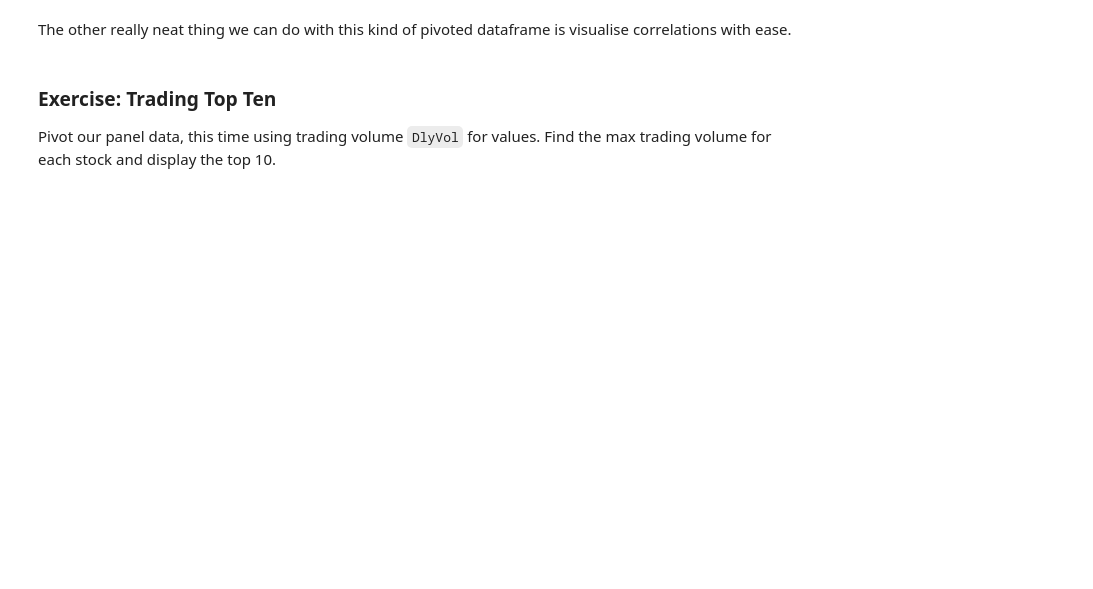
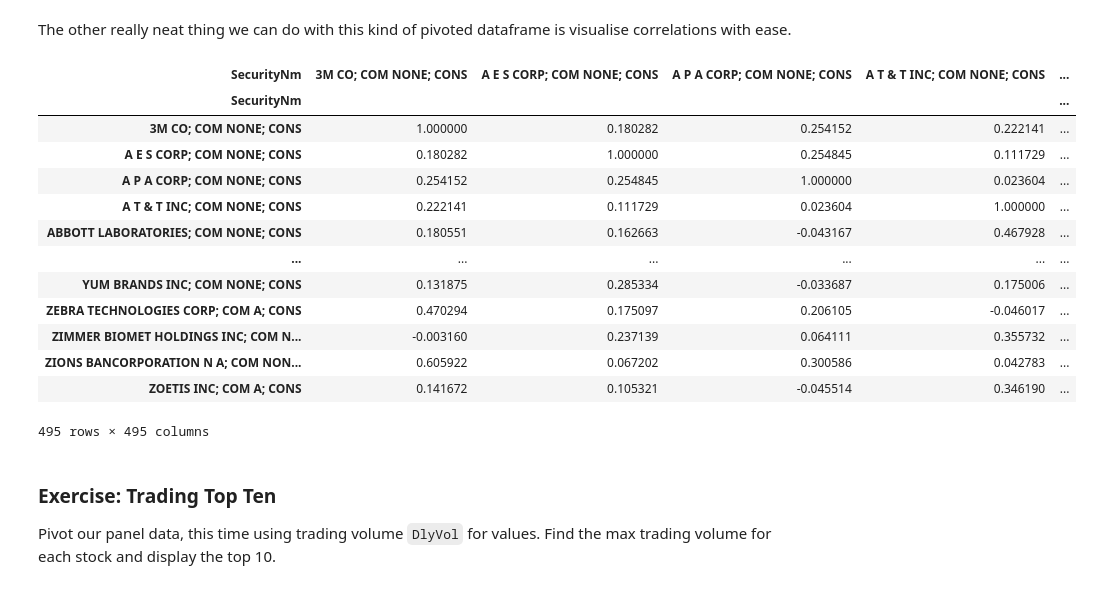
Before and after one commit to Imperial-Business-School/python-for-finance-YvonneGuo0630, a Jupyter notebook: 07. Reshaping.ipynb, the cells around one changed output. Saved outputs shown, nothing was run; the diff lists cells and outputs as text; code cells hidden in the pictures; blank space fills up the shorter version.

```diff
--- a/07. Reshaping.ipynb
+++ b/07. Reshaping.ipynb
@@ -33,5 +103,22 @@ We generally favour returns over close prices, as they give us a better picture
 # %% [markdown]
 The other really neat thing we can do with this kind of pivoted dataframe is visualise correlations with ease.
+# %%
+pivot_df.pct_change().corr()
+# %% [output]
+| SecurityNm | 3M CO; COM NONE; CONS | A E S CORP; COM NONE; CONS | A P A CORP; COM NONE; CONS | A T & T INC; COM NONE; CONS | ... |
+| SecurityNm |  |  |  |  | ... |
+| 3M CO; COM NONE; CONS | 1.000000 | 0.180282 | 0.254152 | 0.222141 | ... |
+| A E S CORP; COM NONE; CONS | 0.180282 | 1.000000 | 0.254845 | 0.111729 | ... |
+| A P A CORP; COM NONE; CONS | 0.254152 | 0.254845 | 1.000000 | 0.023604 | ... |
+| A T & T INC; COM NONE; CONS | 0.222141 | 0.111729 | 0.023604 | 1.000000 | ... |
+| ABBOTT LABORATORIES; COM NONE; CONS | 0.180551 | 0.162663 | -0.043167 | 0.467928 | ... |
+| ... | ... | ... | ... | ... | ... |
+| YUM BRANDS INC; COM NONE; CONS | 0.131875 | 0.285334 | -0.033687 | 0.175006 | ... |
+| ZEBRA TECHNOLOGIES CORP; COM A; CONS | 0.470294 | 0.175097 | 0.206105 | -0.046017 | ... |
+| ZIMMER BIOMET HOLDINGS INC; COM N... | -0.003160 | 0.237139 | 0.064111 | 0.355732 | ... |
+| ZIONS BANCORPORATION N A; COM NON... | 0.605922 | 0.067202 | 0.300586 | 0.042783 | ... |
+| ZOETIS INC; COM A; CONS | 0.141672 | 0.105321 | -0.045514 | 0.346190 | ... |
+495 rows × 495 columns
 # %% [markdown]
 ### Exercise: Trading Top Ten
 
```
Also changed, not shown: parts of 6 cells of this notebook, 16 other files.
